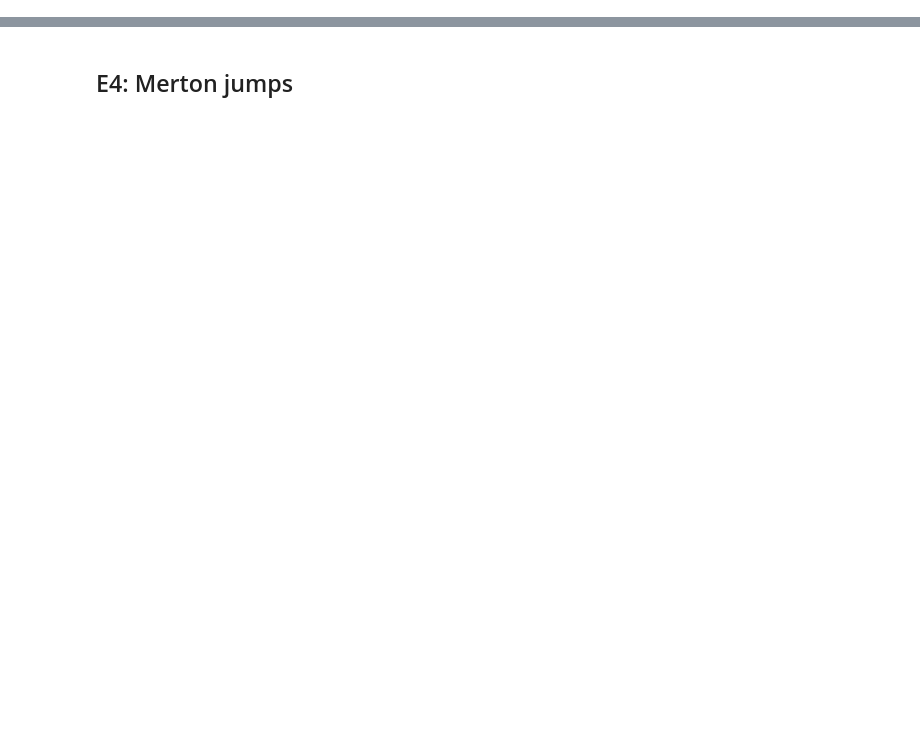
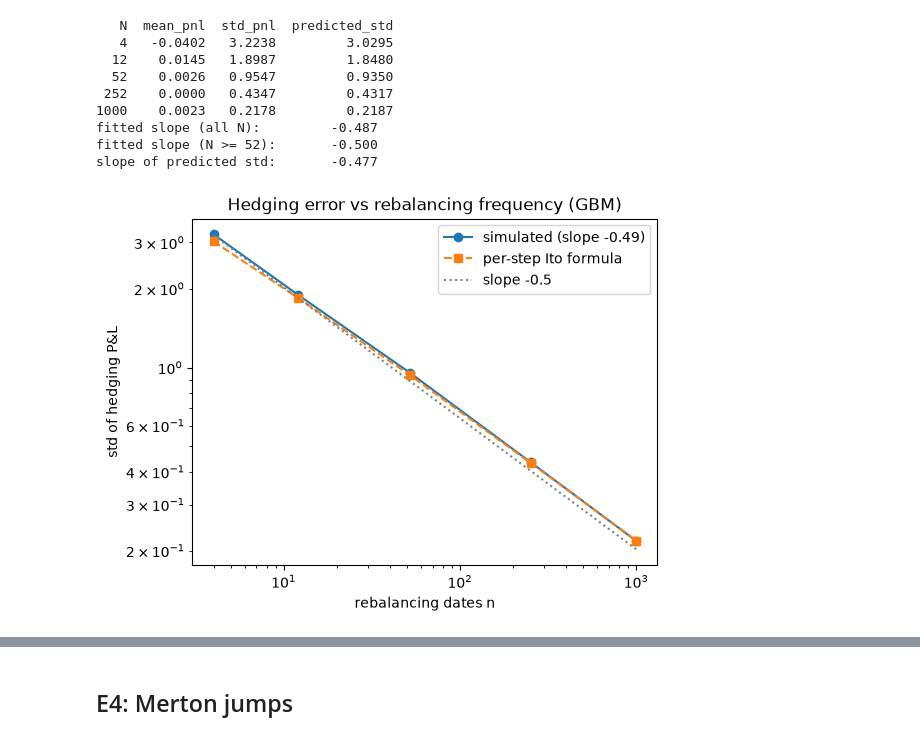
Before and after one commit to Prem-Mehta03/mac-f244-delta-hedging, a Jupyter notebook: notebooks/final_notebook.ipynb, the cells around one changed output, grey strips where cells are left out. Saved outputs shown, nothing was run; the diff lists cells and outputs as text; code cells hidden in the pictures; blank space fills up the shorter version.

```diff
--- a/notebooks/final_notebook.ipynb
+++ b/notebooks/final_notebook.ipynb
@@ -332,0 +1330,73 @@ xi=0.4, rho=-0.7 0.0140 0.0138 0.0387           0.2389 0.0656
+# %%
+"""How the std of the hedging P&L shrinks with the number of rebalancing dates n.
+
+Simulates exact GBM, hedges a short at-the-money call with BSM Deltas, and
+fits log(std) = a + b log(N). Theory says b is close to -1/2. The std predicted
+by the per-step Ito formula is shown alongside.
+"""
+
+
+S0, K, R, SIGMA, T = 100.0, 100.0, 0.05, 0.2, 1.0
+
+
+STEP_COUNTS = [4, 12, 52, 252, 1000]
+
+
+N_PATHS = 20_000
+
+
+SEED = 42
+
+
+def main() -> None:
+    """Run the experiment: print the table and slope, save the table and the log-log figure."""
+    rng = np.random.default_rng(SEED)
+    rows = []
+    for n_steps in STEP_COUNTS:
+        paths = gbm_paths(S0, R, SIGMA, T, n_steps, N_PATHS, rng)
+        pnl = hedge_pnl(paths, K, R, SIGMA, T)
+        rows.append(
+            {
+                "N": n_steps,
+                "mean_pnl": pnl.mean(),
+                "std_pnl": pnl.std(),
+                "predicted_std": predicted_pnl_std(paths, K, R, SIGMA, T),
+            }
+        )
+    table = pd.DataFrame(rows)
+
+    log_n = np.log(table["N"])
+    slope, intercept = np.polyfit(log_n, np.log(table["std_pnl"]), 1)
+    slope_tail = np.polyfit(log_n[2:], np.log(table["std_pnl"][2:]), 1)[0]
+    pred_slope = np.polyfit(log_n, np.log(table["predicted_std"]), 1)[0]
+
+    TABLES_DIR.mkdir(parents=True, exist_ok=True)
+    table.to_csv(TABLES_DIR / "e1_rebalancing.csv", index=False)
+    print(table.to_string(index=False, float_format=lambda x: f"{x:.4f}"))
+    print(f"fitted slope (all N):         {slope:.3f}")
+    print(f"fitted slope (N >= 52):       {slope_tail:.3f}")
+    print(f"slope of predicted std:       {pred_slope:.3f}")
+
+    fig, ax = plt.subplots(figsize=(6, 4.5))
+    ax.loglog(table["N"], table["std_pnl"], "o-", label=f"simulated (slope {slope:.2f})")
+    ax.loglog(table["N"], table["predicted_std"], "s--", label="per-step Ito formula")
+    ax.loglog(table["N"], np.exp(intercept) * table["N"] ** -0.5, ":", color="gray", label="slope -0.5")
+    ax.set_xlabel("rebalancing dates n")
+    ax.set_ylabel("std of hedging P&L")
+    ax.set_title("Hedging error vs rebalancing frequency (GBM)")
+    ax.legend()
+    save_figure(fig, "e1_rebalancing")
+
+
+main()
+# %% [output]
+   N  mean_pnl  std_pnl  predicted_std
+   4   -0.0402   3.2238         3.0295
+  12    0.0145   1.8987         1.8480
+  52    0.0026   0.9547         0.9350
+ 252    0.0000   0.4347         0.4317
+1000    0.0023   0.2178         0.2187
+fitted slope (all N):         -0.487
+fitted slope (N >= 52):       -0.500
+slope of predicted std:       -0.477
+[figure, added]
```
Also changed, not shown: parts of 69 cells of this notebook, 1 other file.
